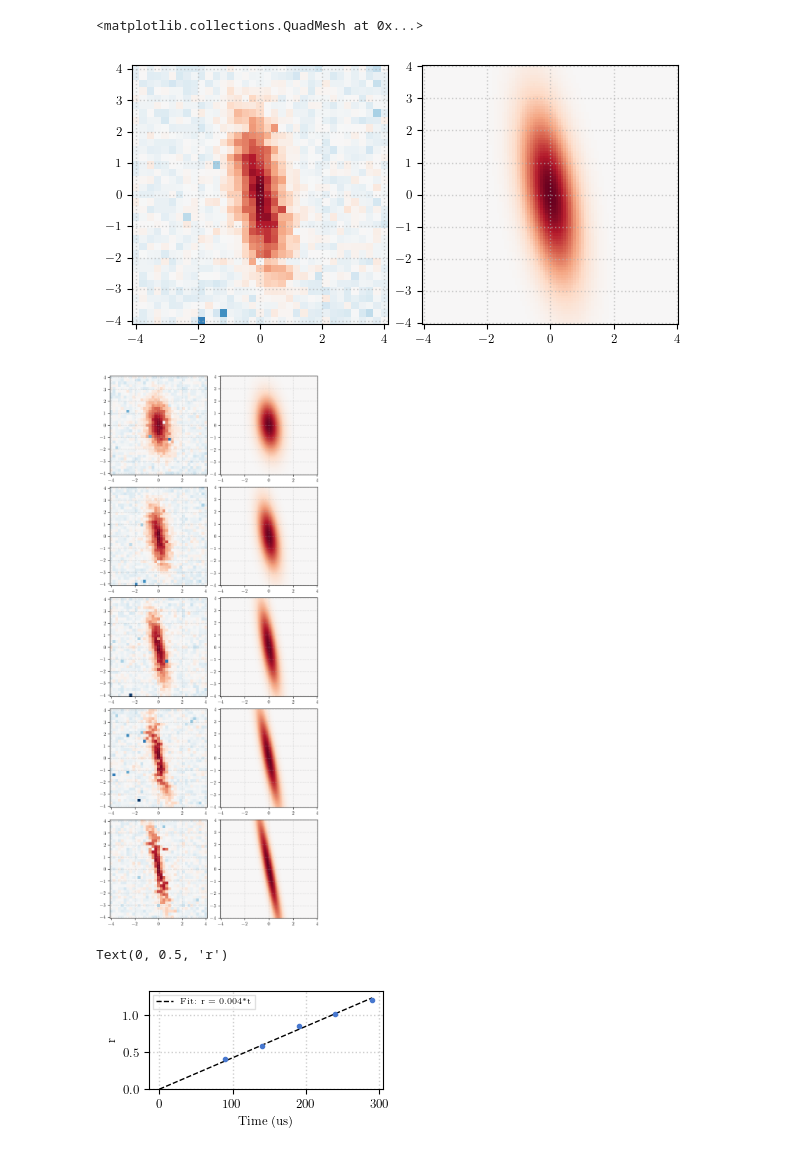
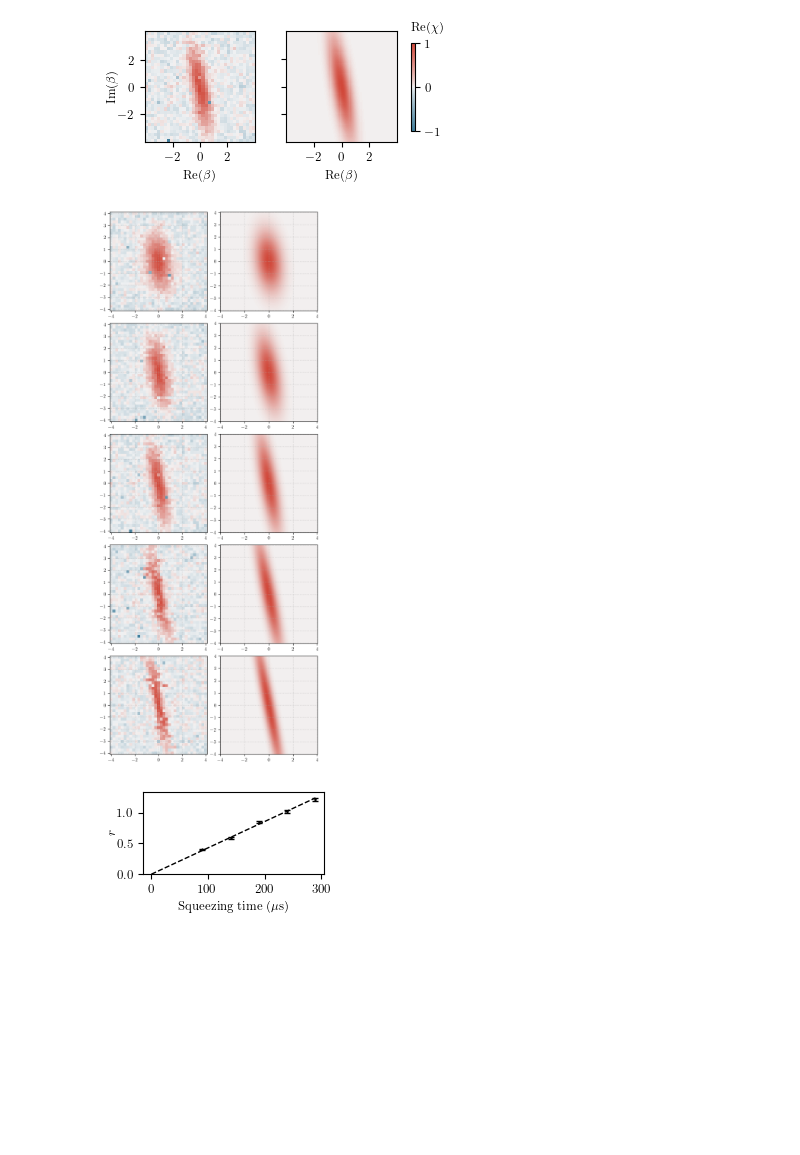
Before and after one commit to DonovanWebb/thesis, a Jupyter notebook: figures/make_figure/ch6/sqz_analysis.ipynb, the cells around one changed output. Drawn from its saved outputs; the diff is of its cells as text; code cells hidden in the pictures; blank space fills up the shorter version.

```diff
--- a/figures/make_figure/ch6/sqz_analysis.ipynb
+++ b/figures/make_figure/ch6/sqz_analysis.ipynb
@@ -11,10 +11,21 @@ Fit squeezing model to 2D wigner function
 from scipy.optimize import curve_fit
 import numpy as np
 import matplotlib.pyplot as plt
+from matplotlib.colors import LinearSegmentedColormap
+import seaborn as sns
 import graph_style as gs
 import fig_helper as fh
 gs.set_graph_style(1)
 
+base_cmap = sns.diverging_palette(230, 15, as_cmap=True)
+x_map = np.linspace(0, 1, 256)
+# Accelerate movement away from white
+gamma = 0.8
+x_remap = 0.5 + 0.5 * np.sign(x_map - 0.5) * (2 * np.abs(x_map - 0.5))**gamma
+cmap = LinearSegmentedColormap.from_list(
+    "enhanced_diverging",
+    base_cmap(x_remap)
+)
 # fit 2D squeezing model to 2D char fn data
 #X(Beta)=<D(Beta)>
 def squeezing_model(xy, r, phi):
@@ -61,32 +72,46 @@ def get_char(rid, day, Zvalue=False, flip_p =False):
 
     return np.array(X), np.array(Y), z, z_err
 # %%
-day = "2026-08-18"
-rid = 138068
+day = "2026-08-17"
+rid = 138067
 
 x,y,z,z_err = get_char(rid, day, Zvalue=True)
 
 x_g, y_g = np.meshgrid(x, y)
 
 popt, pcov = curve_fit(squeezing_model, (x_g.flatten(), y_g.flatten()), z.flatten(), p0=[0.5, 0.5], sigma=z_err.flatten())
 r = popt[0]
 phi = popt[1]
 
 x_fit = np.linspace(np.min(x), np.max(x), 100)
 y_fit = np.linspace(np.min(y), np.max(y), 100)
 x_fit, y_fit = np.meshgrid(x_fit, y_fit)
 z_fit = squeezing_model((x_fit, y_fit), r, phi)
 
 
 
-fig_width = gs.get_fig_width()
-fig_height = fig_width / 2
+fig_width = gs.get_fig_width()/1.7
+fig_height = fig_width / 2.1
 fig, ax = plt.subplots(1, 2, figsize=(fig_width, fig_height), constrained_layout=True)
-ax[0].pcolormesh(x, y, z, shading='auto', cmap='RdBu_r', vmin=-1, vmax=1)
-ax[1].pcolormesh(x_fit, y_fit, z_fit, shading='auto', cmap='RdBu_r', vmin=-1, vmax=1)
+ax[0].pcolormesh(x, y, z, cmap=cmap, vmin=-1, vmax=1, rasterized=False)
+ax[1].pcolormesh(x_fit, y_fit, z_fit, cmap=cmap, vmin=-1, vmax=1, rasterized=False)
+for a in ax:
+    a.set_xlabel("$\\mathrm{Re}(\\beta)$")
+    a.set_aspect('equal')
+    a.set_xticks([-2, 0, 2])
+    a.set_yticks([-2, 0, 2])
+    a.grid(False)
+ax[0].set_ylabel("$\\mathrm{Im}(\\beta)$", labelpad=0)
+ax[1].set_yticklabels([])
+cbar = fig.colorbar(ax[1].collections[0], ax=ax, orientation='vertical', fraction=0.15, pad=0.05, aspect=20, shrink=0.8)
+#set ticks on cbar
+cbar.set_ticks([-1, 0, 1])
+# set cbar label on top of cbar, move it up and rotate it to horizontal and move to left
+cbar.set_label("$\\mathrm{Re}(\\chi)$", labelpad=-10, rotation=0, y=1.25, x=+0.5)
+fname = "..\\..\\pdf_figure\\ch6\\sqz_char.pdf"
+plt.savefig(fname, transparent=True, dpi=300)
 # %% [output]
-<matplotlib.collections.QuadMesh at 0x...>
-[figure, old version]
+[figure, new version]
 # %%
 
 dates = ["2026-08-18", "2026-08-17"]
@@ -100,8 +125,8 @@ phi_err_arr = []
 z_exp_arr = []
 z_fit_arr = []
 
-x_range = np.linspace(np.min(x), np.max(x), 100)
-y_range = np.linspace(np.min(y), np.max(y), 100)
+x_range = np.linspace(np.min(x), np.max(x), 200)
+y_range = np.linspace(np.min(y), np.max(y), 200)
 x_fit, y_fit = np.meshgrid(x_range, y_range)
 for rid, tau in zip(rids, taus):
     for day in dates:
@@ -128,10 +153,10 @@ fig_width = gs.get_fig_width()
 fig_height = fig_width * num_rids / 2
 fig, ax = plt.subplots(num_rids, 2, figsize=(fig_width, fig_height), constrained_layout=True)
 for i, (z_exp, z_fit) in enumerate(zip(z_exp_arr, z_fit_arr)):
-    ax[i, 0].pcolormesh(x, y, z_exp, shading='auto', cmap='RdBu_r', vmin=-1, vmax=1)
-    ax[i, 1].pcolormesh(x_fit, y_fit, z_fit, shading='auto', cmap='RdBu_r', vmin=-1, vmax=1)
+    ax[i, 0].pcolormesh(x, y, z_exp, shading='auto', cmap=cmap, vmin=-1, vmax=1)
+    ax[i, 1].pcolormesh(x_fit, y_fit, z_fit, shading='auto', cmap=cmap, vmin=-1, vmax=1)
 # %% [output]
-[figure, old version]
+[figure, new version]
 # %%
 def linear_fit(x, m):
     return m*x
@@ -146,15 +171,19 @@ x_fit_phi = np.linspace(0, np.max(t_corrected), 100)
 y_fit_phi = linear_fit(x_fit_phi, *popt_phi)
 
 
-fig_width = gs.get_fig_width()/2
-fig_height = fig_width / 2
+fig_width = gs.get_fig_width()/2.5
+fig_height = fig_width / 1.8
 fig, ax = plt.subplots(1,1, figsize=(fig_width, fig_height), constrained_layout=True)
-ax.errorbar(t_corrected, r_arr, yerr=r_err_arr, fmt='o')
-ax.plot(x_fit_r, y_fit_r, color="black", label=f'Fit: r = {popt_r[0]:.3f}*t')
+ax.errorbar(t_corrected, r_arr, yerr=r_err_arr, color="black", linestyle='None', marker='^', markersize=1, capsize=2)
+ax.plot(x_fit_r, y_fit_r, color="black", label=f'Fit: r = {popt_r[0]:.3f}*t', linestyle='--')
 ax.set_ylim(0, max(r_arr)*1.1)
-ax.legend()
-ax.set_xlabel("Time (us)")
-ax.set_ylabel("r")
+# ax.legend()
+ax.set_xlabel("Squeezing time ($\\mu$s)")
+ax.set_ylabel("$r$", labelpad=0)
+ax.grid(False)
+
+fname = "..\\..\\pdf_figure\\ch6\\sqz_r.pdf"
+# make transparent
+plt.savefig(fname, transparent=True)
 # %% [output]
-Text(0, 0.5, 'r')
-[figure, old version]
+[figure, new version]
```
Also changed, not shown: 14 other files.
